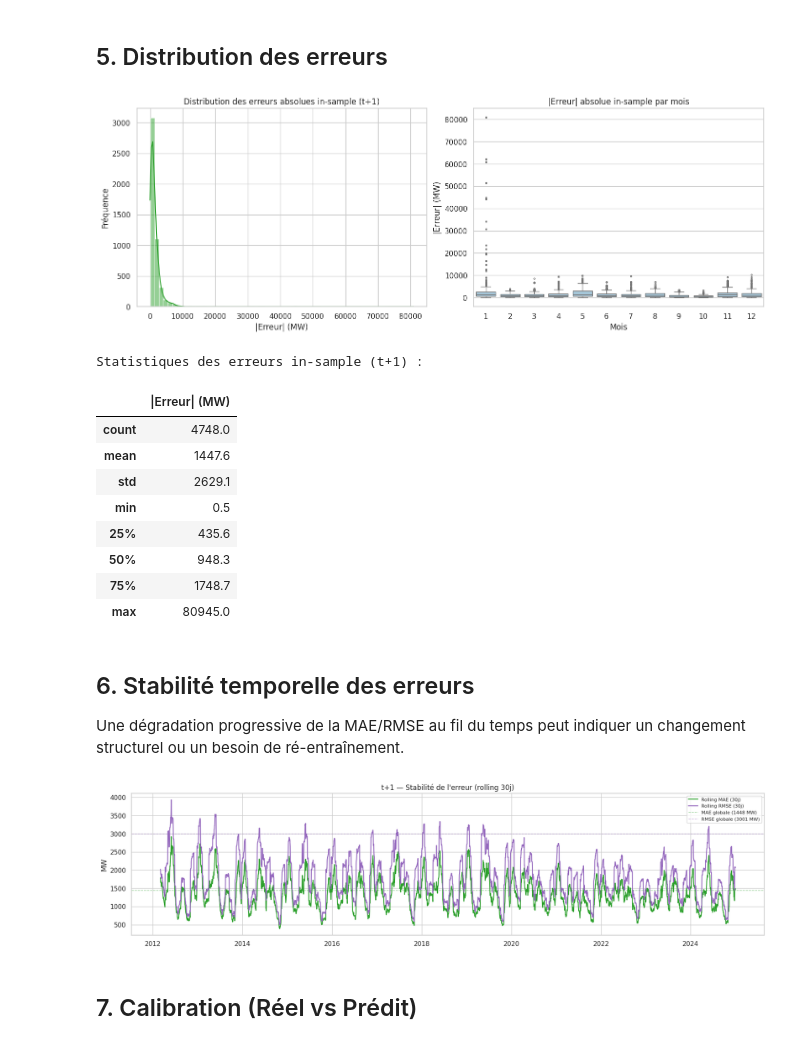
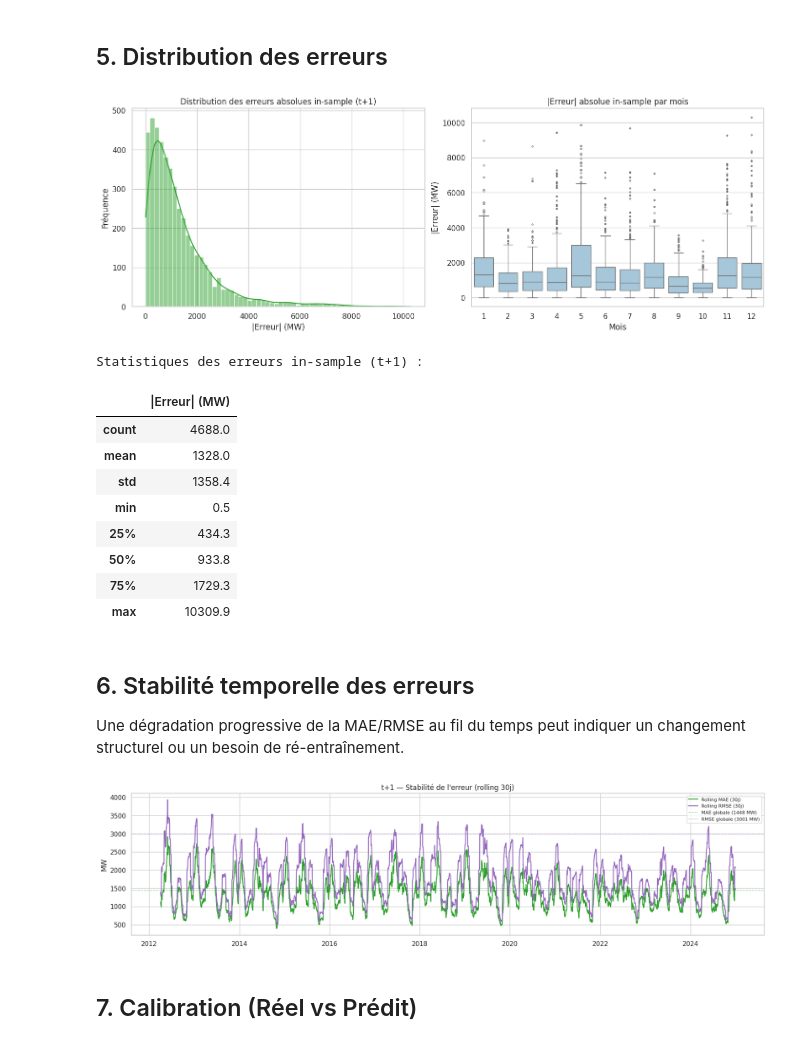
Before and after one commit to Camille9999/EPSI-M2_MSPR, a Jupyter notebook: src/notebooks/07_monitoring_sarima.ipynb, the cells around one changed output. Saved outputs shown, nothing was run; the diff lists cells and outputs as text; code cells hidden in the pictures.

```diff
--- a/src/notebooks/07_monitoring_sarima.ipynb
+++ b/src/notebooks/07_monitoring_sarima.ipynb
@@ -45,6 +45,7 @@ TRAINING_DIR = Path("../models/REMPLACE_PAR_LE_RUN_ID")
 # Constantes
 ROLLING_WINDOW = 30    # fenêtre (jours) pour rolling MAE / RMSE
 _ALERT_FACTOR = 2.0    # seuil d'alerte = baseline × _ALERT_FACTOR
+WARMUP_DAYS = 60       # premiers jours exclus des métriques et graphiques
 
 TRAINING_DIR = TRAINING_DIR.resolve()
 
@@ -178,6 +179,10 @@ for h in HORIZONS:
         "error": fitted.loc[common] - actual.loc[common],
         "abs_error": (fitted.loc[common] - actual.loc[common]).abs(),
     })
+
+# Exclure les WARMUP_DAYS premiers jours (phase d'initialisation du modèle)
+for h in HORIZONS:
+    insample_by_h[h] = insample_by_h[h].iloc[WARMUP_DAYS:]
 
 # Tableau de métriques in-sample
 from sklearn.metrics import mean_absolute_error, mean_absolute_percentage_error, mean_squared_error
@@ -271,17 +276,17 @@ plt.show()
 print("Statistiques des erreurs in-sample (t+1) :")
 display(df1["abs_error"].describe().rename("|Erreur| (MW)").round(1).to_frame())
 # %% [output]
-[figure, old version]
+[figure, new version]
 Statistiques des erreurs in-sample (t+1) :
 |  | |Erreur| (MW) |
-| count | 4748.0 |
-| mean | 1447.6 |
-| std | 2629.1 |
+| count | 4688.0 |
+| mean | 1328.0 |
+| std | 1358.4 |
 | min | 0.5 |
-| 25% | 435.6 |
-| 50% | 948.3 |
-| 75% | 1748.7 |
-| max | 80945.0 |
+| 25% | 434.3 |
+| 50% | 933.8 |
+| 75% | 1729.3 |
+| max | 10309.9 |
 # %% [markdown]
 ## 6. Stabilité temporelle des erreurs
 
@@ -295,37 +300,37 @@ if len(HORIZONS) == 1:
 
 for ax, h in zip(axes, HORIZONS):
     df = insample_by_h[h].sort_index()
     rolling_mae = df["abs_error"].rolling(ROLLING_WINDOW, min_periods=ROLLING_WINDOW // 2).mean()
     rolling_rmse = np.sqrt(df["sq_error"].rolling(ROLLING_WINDOW, min_periods=ROLLING_WINDOW // 2).mean())
 
-    # Exclure les 30 premiers jours (phase de chauffe de la fenêtre glissante)
-    rolling_mae = rolling_mae.iloc[ROLLING_WINDOW*2:]
-    rolling_rmse = rolling_rmse.iloc[ROLLING_WINDOW*2:]
+    # Exclure la phase de chauffe de la fenêtre glissante
+    rolling_mae = rolling_mae.iloc[ROLLING_WINDOW:]
+    rolling_rmse = rolling_rmse.iloc[ROLLING_WINDOW:]
 
     # Baselines depuis les métadonnées
     m_meta = meta_by_h[h].get("insample_metrics", {})
     b_mae = m_meta.get("insample_MAE_MW")
     b_rmse = m_meta.get("insample_RMSE_MW")
 
     ax.plot(rolling_mae.index, rolling_mae, color="#2ca02c",
             label=f"Rolling MAE ({ROLLING_WINDOW}j)")
     ax.plot(rolling_rmse.index, rolling_rmse, color="#9467bd",
             label=f"Rolling RMSE ({ROLLING_WINDOW}j)")
 
     if b_mae:
         ax.axhline(b_mae, color="#2ca02c", linewidth=1.0, linestyle="--", alpha=0.5,
                    label=f"MAE globale ({b_mae:.0f} MW)")
     if b_rmse:
         ax.axhline(b_rmse, color="#9467bd", linewidth=1.0, linestyle="--", alpha=0.5,
                    label=f"RMSE globale ({b_rmse:.0f} MW)")
 
     ax.set_title(f"t+{h} — Stabilité de l'erreur (rolling {ROLLING_WINDOW}j)")
     ax.set_ylabel("MW")
     ax.legend(fontsize=8)
 
 plt.show()
 # %% [output]
-[figure, old version]
+[figure, new version]
 # %% [markdown]
 ## 7. Calibration (Réel vs Prédit)
 # %%
```
Also changed, not shown: parts of 4 cells of this notebook.
